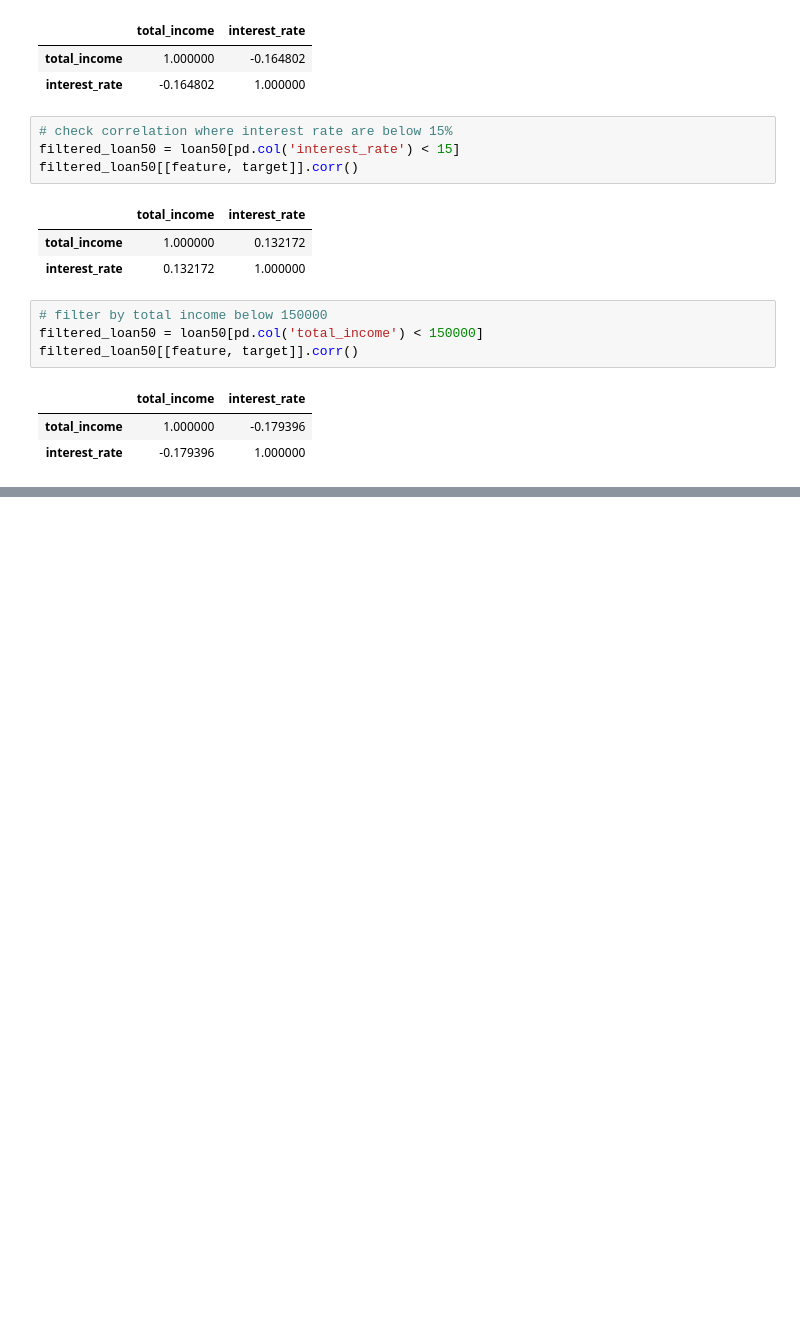
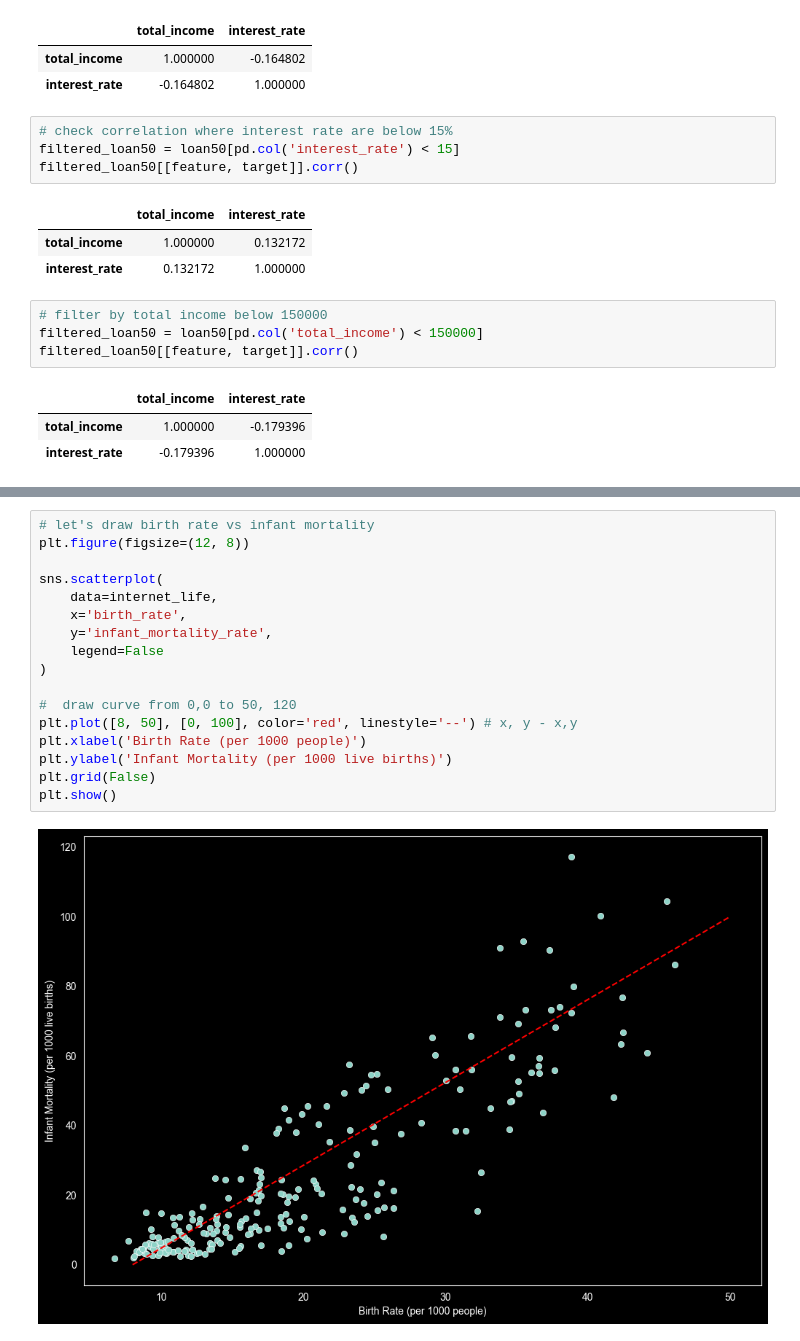
Before and after one commit to KevinShindel/OpenInto-Statistic, a Jupyter notebook: Chapter 1.ipynb, the cells around one changed output, grey strips where cells are left out. Saved outputs shown, nothing was run; the diff lists cells and outputs as text; blank space fills up the shorter version.

```diff
--- a/Chapter 1.ipynb
+++ b/Chapter 1.ipynb
@@ -205,0 +251,19 @@ filtered_loan50[[feature, target]].corr()
+# %%
+# let's draw birth rate vs infant mortality
+plt.figure(figsize=(12, 8))
+
+sns.scatterplot(
+    data=internet_life,
+    x='birth_rate',
+    y='infant_mortality_rate',
+    legend=False
+)
+
+#  draw curve from 0,0 to 50, 120
+plt.plot([8, 50], [0, 100], color='red', linestyle='--') # x, y - x,y
+plt.xlabel('Birth Rate (per 1000 people)')
+plt.ylabel('Infant Mortality (per 1000 live births)')
+plt.grid(False)
+plt.show()
+# %% [output]
+[figure, added]
```
Also changed, not shown: parts of 8 cells of this notebook, 1 other file.
